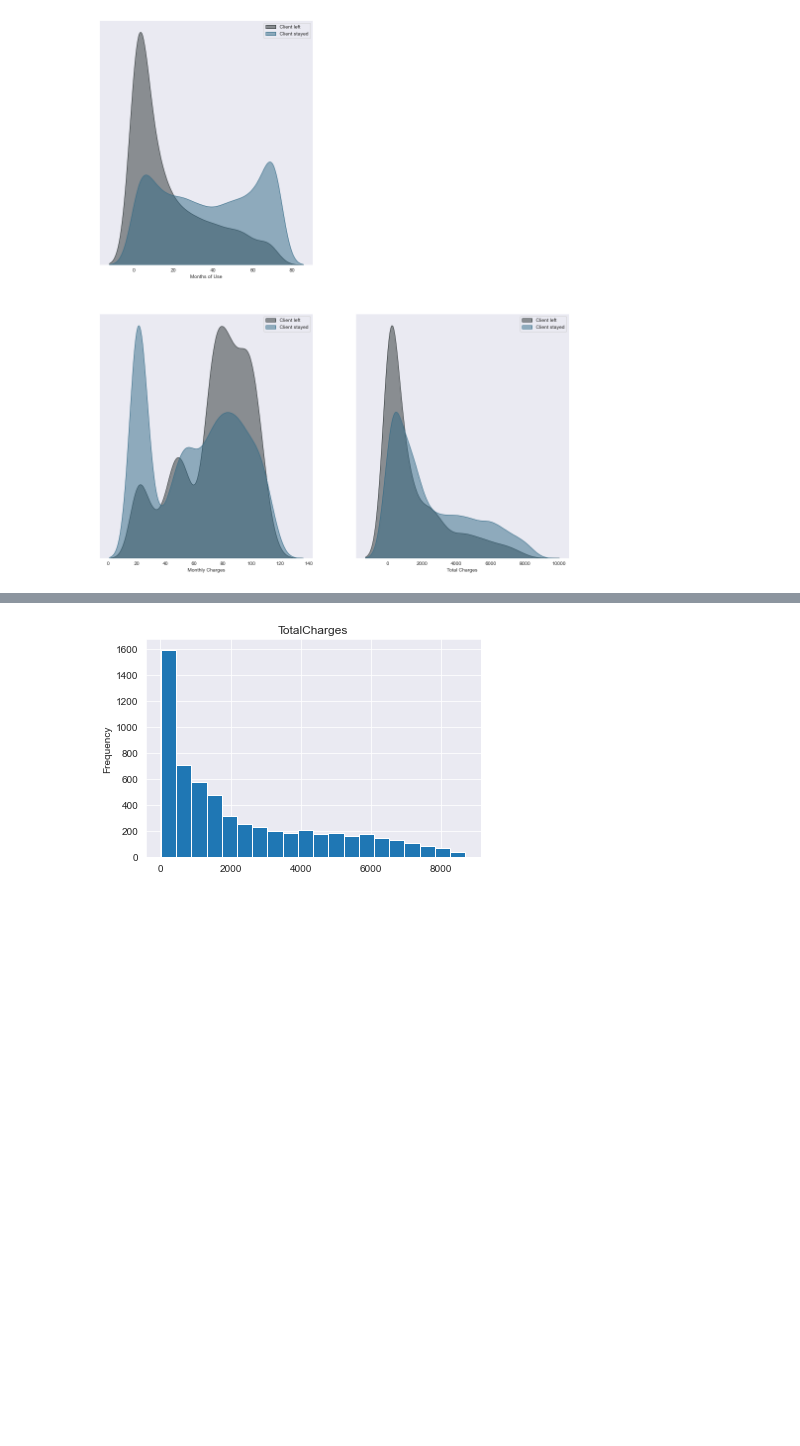
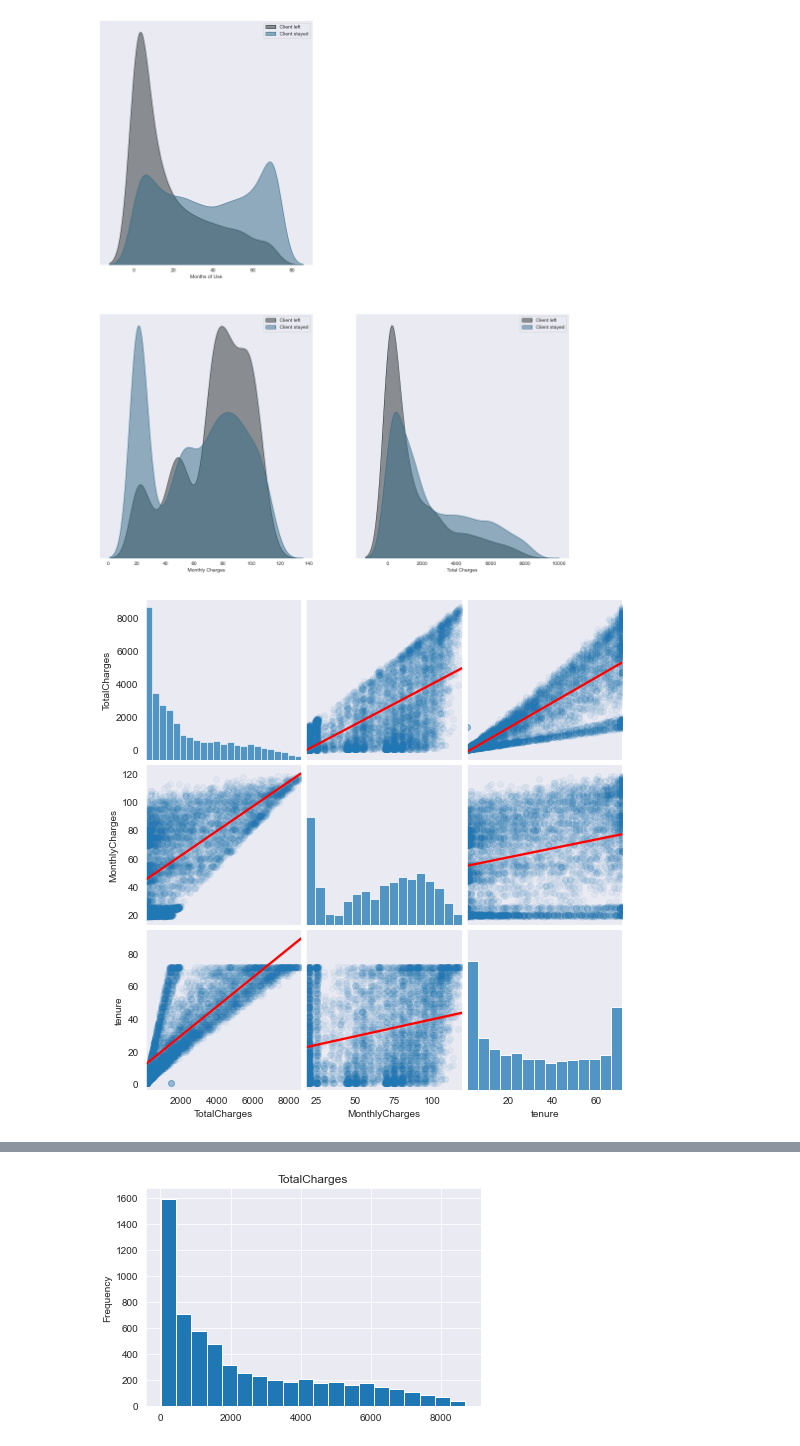
Before and after one commit to dwsmith1983/teleco_churn_kaggle, a Jupyter notebook: Teleco_Churn_Kaggle.ipynb, the cells around one changed output, grey strips where cells are left out. Saved outputs shown, nothing was run; the diff lists cells and outputs as text; code cells hidden in the pictures; blank space fills up the shorter version.

```diff
--- a/Teleco_Churn_Kaggle.ipynb
+++ b/Teleco_Churn_Kaggle.ipynb
@@ -332,3 +351,7 @@ for col in num_columns:
 kdePlots(df_med_one)
 # %% [output]
 [figure]
+# %%
+scatterPairWise(df_med_one)
+# %% [output]
+[figure, added]
```
Also changed, not shown: parts of 10 cells of this notebook.
